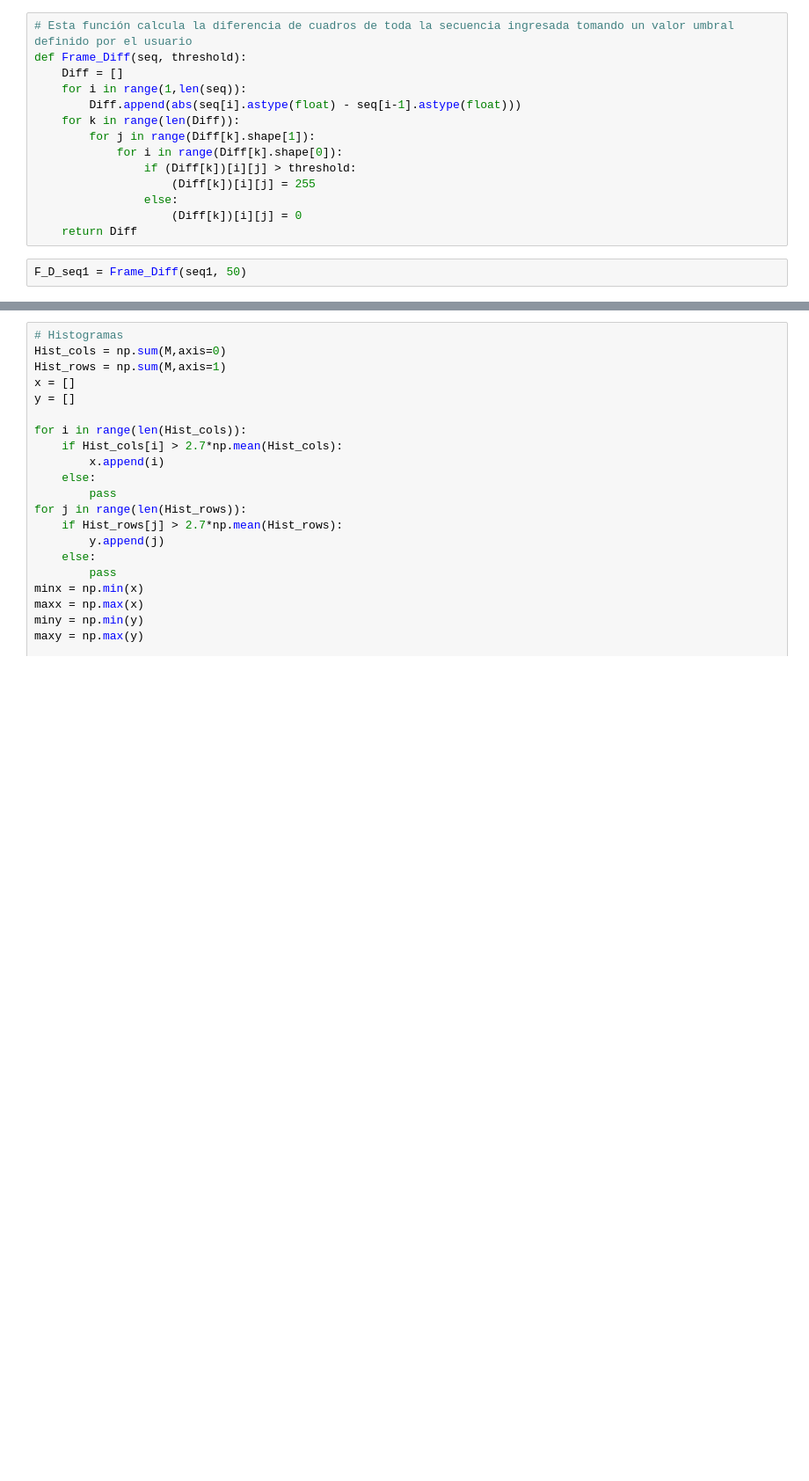
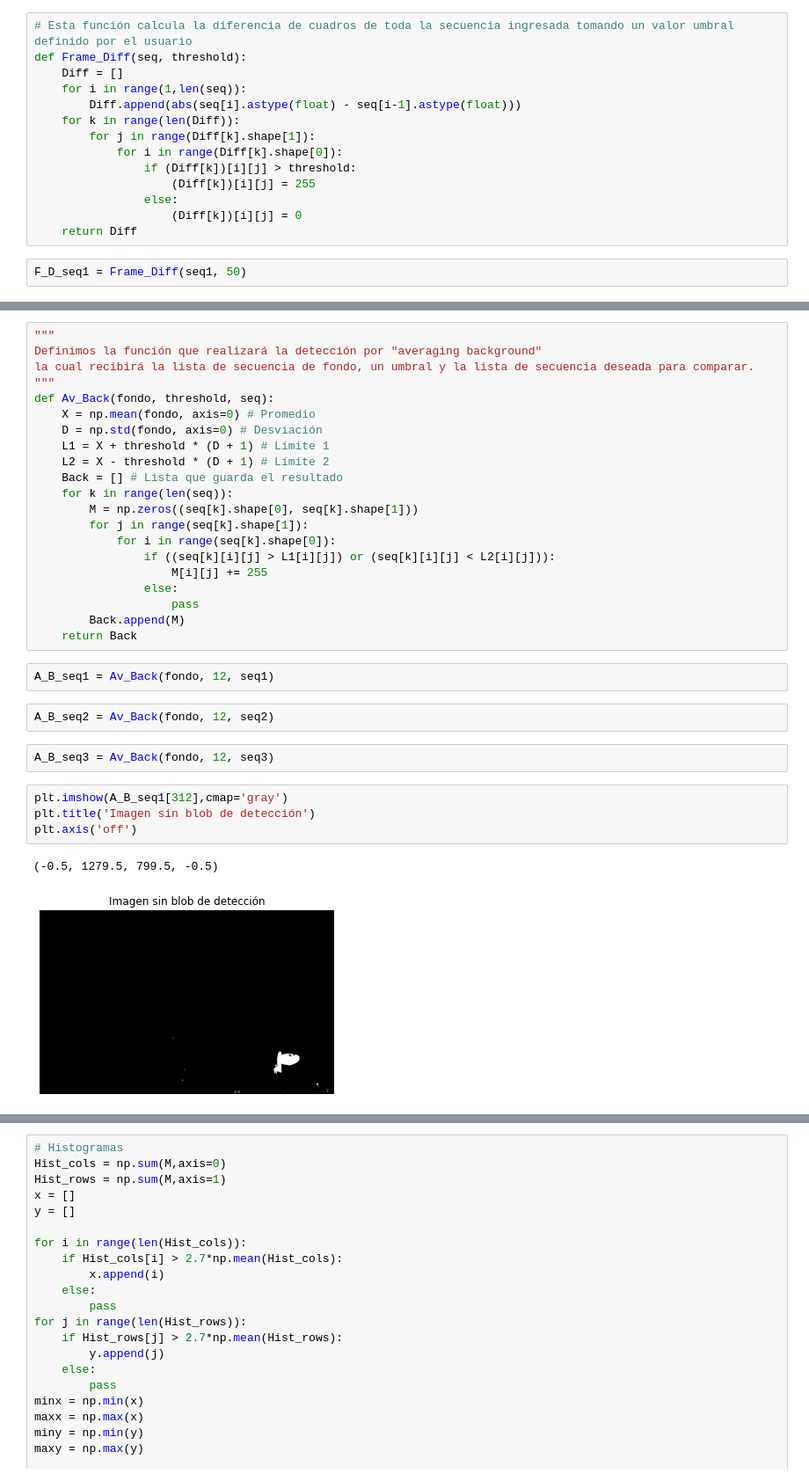
Before and after one commit to BenjaminIrarrazabal/Laboratorios_Inteligencia, a Jupyter notebook: Exp3.ipynb, the cells around one changed output, grey strips where cells are left out. Shown at 88% size. Drawn from its saved outputs; the diff is of its cells as text; blank space fills up the shorter version.

```diff
--- a/Exp3.ipynb
+++ b/Exp3.ipynb
@@ -104,0 +155,34 @@ plt.axis('off')
+# %%
+"""
+Definimos la función que realizará la detección por "averaging background"
+la cual recibirá la lista de secuencia de fondo, un umbral y la lista de secuencia deseada para comparar.
+"""
+def Av_Back(fondo, threshold, seq):
+    X = np.mean(fondo, axis=0) # Promedio
+    D = np.std(fondo, axis=0) # Desviación
+    L1 = X + threshold * (D + 1) # Límite 1
+    L2 = X - threshold * (D + 1) # Límite 2
+    Back = [] # Lista que guarda el resultado
+    for k in range(len(seq)):
+        M = np.zeros((seq[k].shape[0], seq[k].shape[1]))
+        for j in range(seq[k].shape[1]):
+            for i in range(seq[k].shape[0]):
+                if ((seq[k][i][j] > L1[i][j]) or (seq[k][i][j] < L2[i][j])):
+                    M[i][j] += 255
+                else:
+                    pass
+        Back.append(M)
+    return Back
+# %%
+A_B_seq1 = Av_Back(fondo, 12, seq1)
+# %%
+A_B_seq2 = Av_Back(fondo, 12, seq2)
+# %%
+A_B_seq3 = Av_Back(fondo, 12, seq3)
+# %%
+plt.imshow(A_B_seq1[312],cmap='gray')
+plt.title('Imagen sin blob de detección')
+plt.axis('off')
+# %% [output]
+(-0.5, 1279.5, 799.5, -0.5)
+[figure, added]
```
Also changed, not shown: parts of 19 cells of this notebook.
